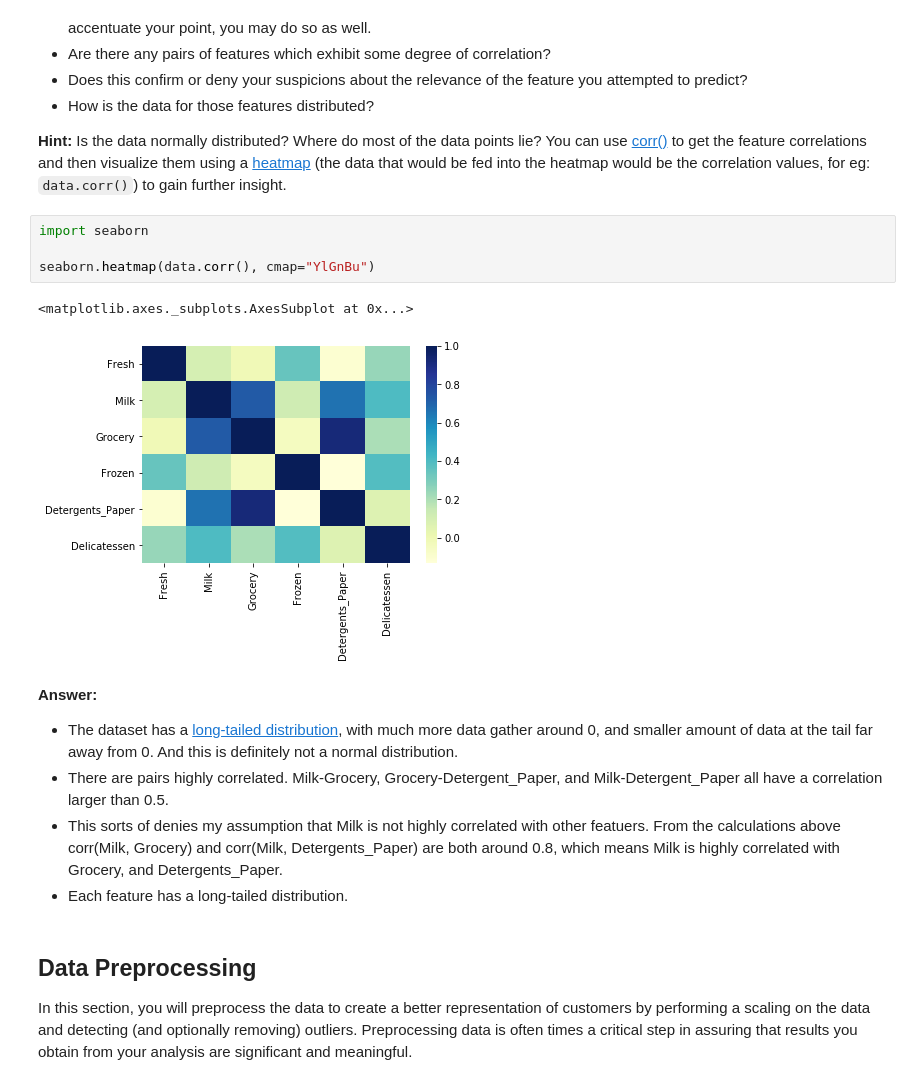
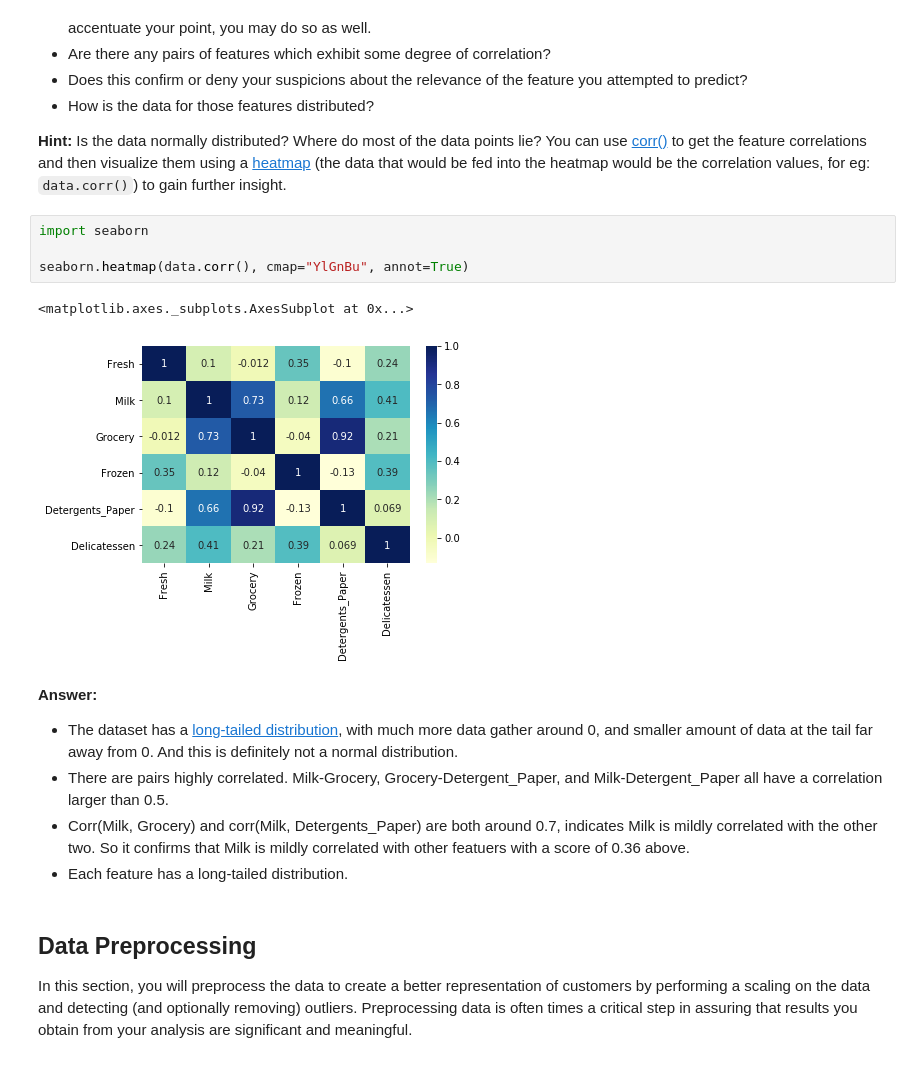
Before and after one commit to ShadowGiraffe/MLND-submission, a Jupyter notebook: customer_segments/customer_segments.ipynb, the cells around one changed output. Cells and saved outputs as stored; diff of their text form.

```diff
--- a/customer_segments/customer_segments.ipynb
+++ b/customer_segments/customer_segments.ipynb
@@ -169,16 +182,16 @@ pd.plotting.scatter_matrix(data, alpha = 0.3, figsize = (14,8), diagonal = 'kde'
 # %%
 import seaborn
 
-seaborn.heatmap(data.corr(), cmap="YlGnBu")
+seaborn.heatmap(data.corr(), cmap="YlGnBu", annot=True)
 # %% [output]
 <matplotlib.axes._subplots.AxesSubplot at 0x...>
-[figure, old version]
+[figure, new version]
 # %% [markdown]
 **Answer:**
 
 * The dataset has a [long-tailed distribution](https://en.wikipedia.org/wiki/Long_tail), with much more data gather around 0, and smaller amount of data at the tail far away from 0. And this is definitely not a normal distribution.
 * There are pairs highly correlated. Milk-Grocery, Grocery-Detergent_Paper, and Milk-Detergent_Paper all have a correlation larger than 0.5.
-* This sorts of denies my assumption that Milk is not highly correlated with other featuers. From the calculations above corr(Milk, Grocery) and corr(Milk, Detergents_Paper) are both around 0.8, which means Milk is highly correlated with Grocery, and Detergents_Paper.
+* Corr(Milk, Grocery) and corr(Milk, Detergents_Paper) are both around 0.7, indicates Milk is mildly correlated with the other two. So it confirms that Milk is mildly correlated with other featuers with a score of 0.36 above.
 * Each feature has a long-tailed distribution.
 # %% [markdown]
 ## Data Preprocessing
```
Also changed, not shown: parts of 13 cells of this notebook, 1 other file.
